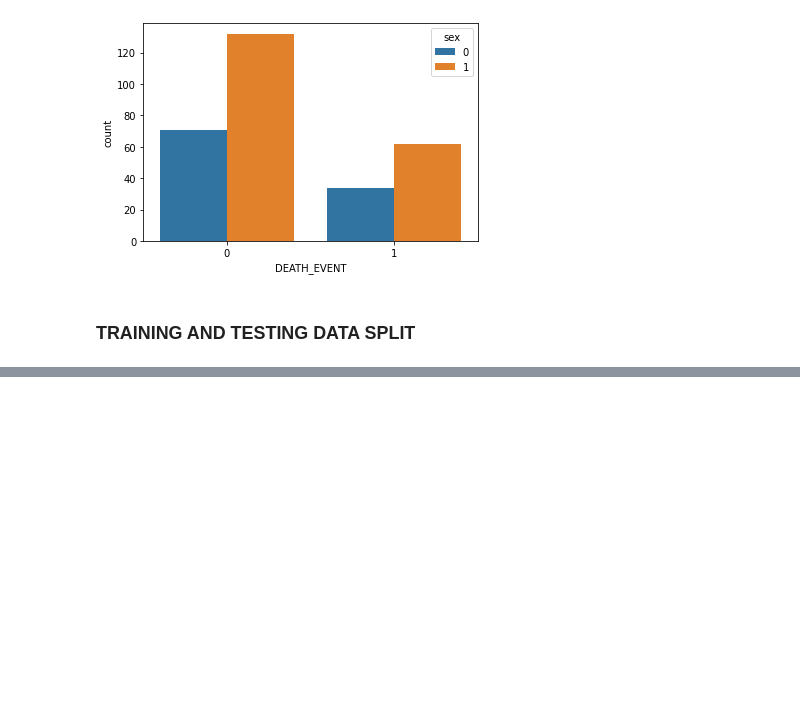
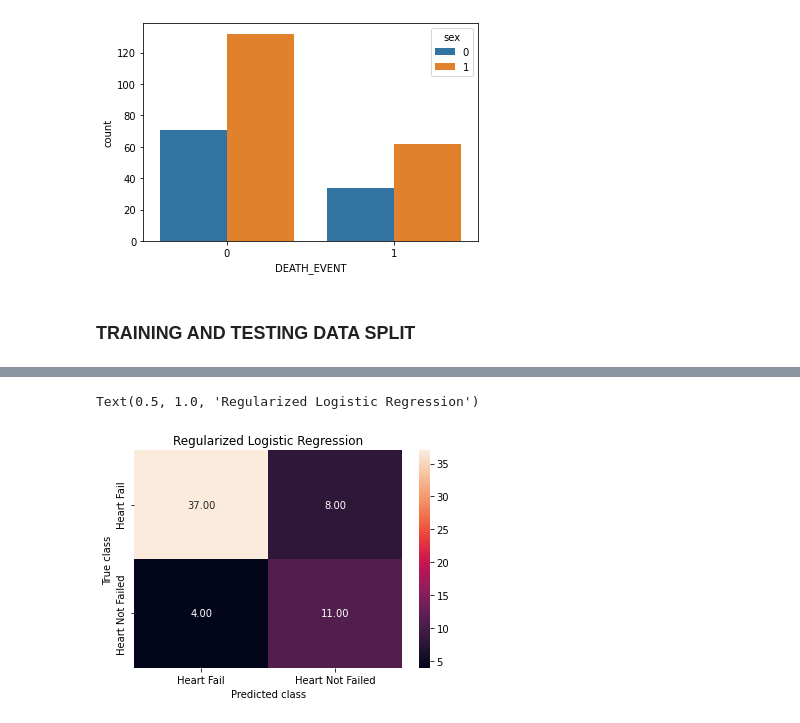
Before and after one commit to Harsh-COE/ML, a Jupyter notebook: ML_Heart_Clinical_Model.ipynb, the cells around one changed output, grey strips where cells are left out. Cells and saved outputs as stored; diff of their text form; code cells hidden in the pictures; blank space fills up the shorter version.

```diff
--- a/ML_Heart_Clinical_Model.ipynb
+++ b/ML_Heart_Clinical_Model.ipynb
@@ -357,0 +166,5 @@ Naive Bayes score:  0.8
+# %%
+regularized_lr=LogisticRegression(penalty='l2',solver='saga',max_iter=10000)
+regularized_lr.fit(X_train,Y_train)
+reg_pred=regularized_lr.predict(X_test)
+log_reg_acc = accuracy_score(Y_test, reg_pred)
@@ -357,0 +176,11 @@ Naive Bayes score:  0.8
+# %%
+reg_cm = metrics.confusion_matrix(reg_pred, Y_test)
+sns.heatmap(reg_cm, annot=True, fmt='.2f',
+xticklabels = ["Heart Fail","Heart Not Failed"] ,
+yticklabels = ["Heart Fail","Heart Not Failed"] )
+plt.ylabel('True class')
+plt.xlabel('Predicted class')
+plt.title('Regularized Logistic Regression')
+# %% [output]
+Text(0.5, 1.0, 'Regularized Logistic Regression')
+[figure, added]
```
Also changed, not shown: parts of 117 cells of this notebook.
